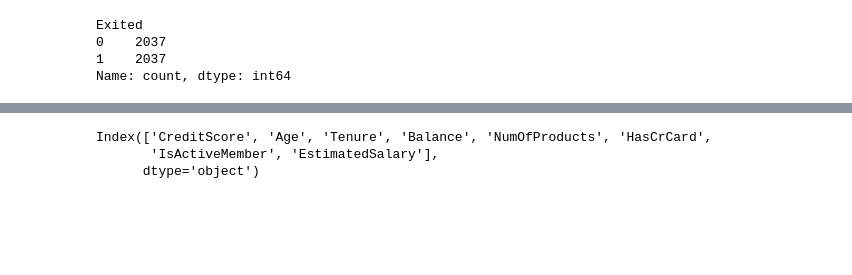
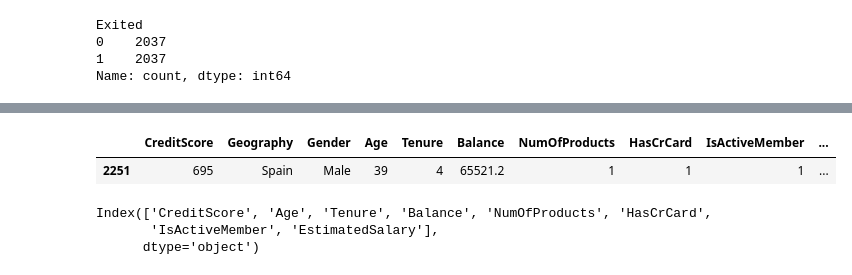
Before and after one commit to AdityaGupta-debug/MiniProject-Customer-Churn-Prediction-using-Artificial-Neural-Network, a Jupyter notebook: project.ipynb, the cells around one changed output, grey strips where cells are left out. Saved outputs shown, nothing was run; the diff lists cells and outputs as text; code cells hidden in the pictures; blank space fills up the shorter version.

```diff
--- a/project.ipynb
+++ b/project.ipynb
@@ -148,3 +148,8 @@ df.head()
+# %%
+df.sample()
+# %% [output]
+|  | CreditScore | Geography | Gender | Age | Tenure | Balance | NumOfProducts | HasCrCard | IsActiveMember | ... |
+| 2251 | 695 | Spain | Male | 39 | 4 | 65521.2 | 1 | 1 | 1 | ... |
 # %%
 X = df.iloc[:, :-1]
 Y = df.iloc[:, -1]
```
Also changed, not shown: parts of 15 cells of this notebook, 3 other files.
